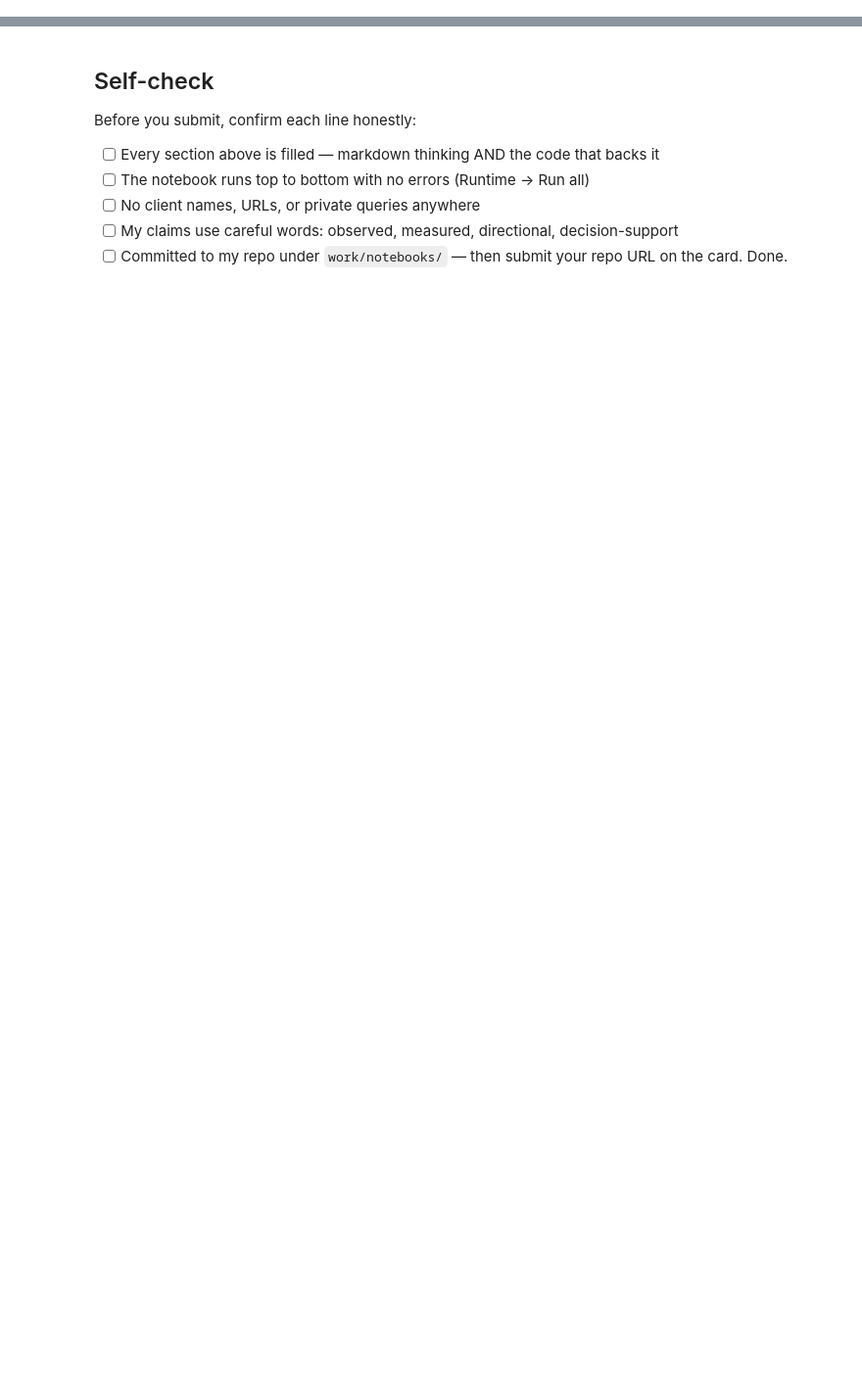
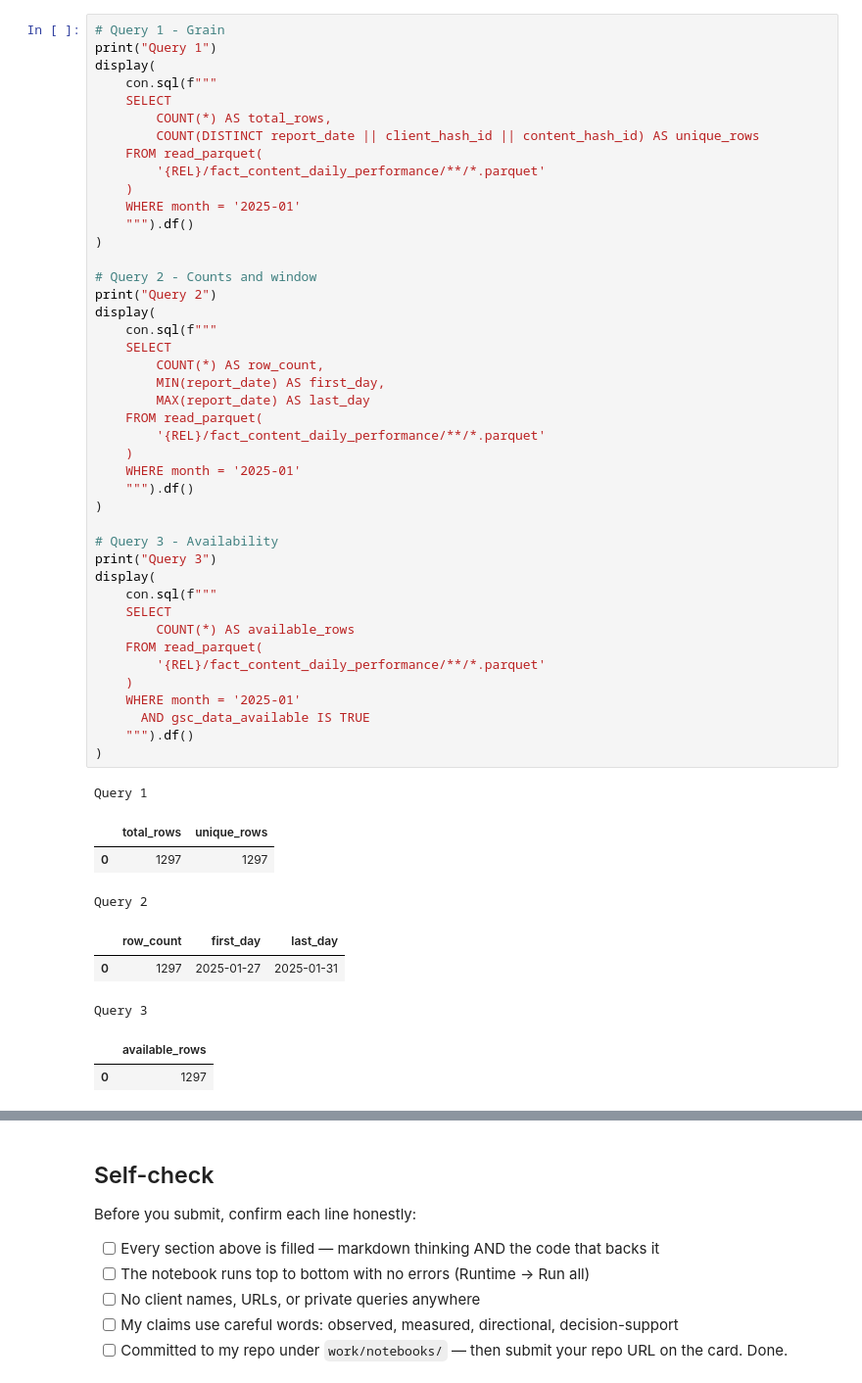
Before and after one commit to Mahnoor-Kalsoom/flyrank-ml-internship, a Jupyter notebook: work/notebooks/w03_data_contract.ipynb, the cells around one changed output, grey strips where cells are left out. Shown at 98% size. Cells and saved outputs as stored; diff of their text form; blank space fills up the shorter version.

```diff
--- a/work/notebooks/w03_data_contract.ipynb
+++ b/work/notebooks/w03_data_contract.ipynb
@@ -12,0 +163,53 @@ This skeleton is yours to fill. Work the sections **in order** — each one has
+# %%
+# Query 1 - Grain
+print("Query 1")
+display(
+    con.sql(f"""
+    SELECT
+        COUNT(*) AS total_rows,
+        COUNT(DISTINCT report_date || client_hash_id || content_hash_id) AS unique_rows
+    FROM read_parquet(
+        '{REL}/fact_content_daily_performance/**/*.parquet'
+    )
+    WHERE month = '2025-01'
+    """).df()
+)
+
+# Query 2 - Counts and window
+print("Query 2")
+display(
+    con.sql(f"""
+    SELECT
+        COUNT(*) AS row_count,
+        MIN(report_date) AS first_day,
+        MAX(report_date) AS last_day
+    FROM read_parquet(
+        '{REL}/fact_content_daily_performance/**/*.parquet'
+    )
+    WHERE month = '2025-01'
+    """).df()
+)
+
+# Query 3 - Availability
+print("Query 3")
+display(
+    con.sql(f"""
+    SELECT
+        COUNT(*) AS available_rows
+    FROM read_parquet(
+        '{REL}/fact_content_daily_performance/**/*.parquet'
+    )
+    WHERE month = '2025-01'
+      AND gsc_data_available IS TRUE
+    """).df()
+)
+# %% [output]
+Query 1
+|  | total_rows | unique_rows |
+| 0 | 1297 | 1297 |
+Query 2
+|  | row_count | first_day | last_day |
+| 0 | 1297 | 2025-01-27 | 2025-01-31 |
+Query 3
+|  | available_rows |
+| 0 | 1297 |
```
Also changed, not shown: parts of 20 cells of this notebook.
